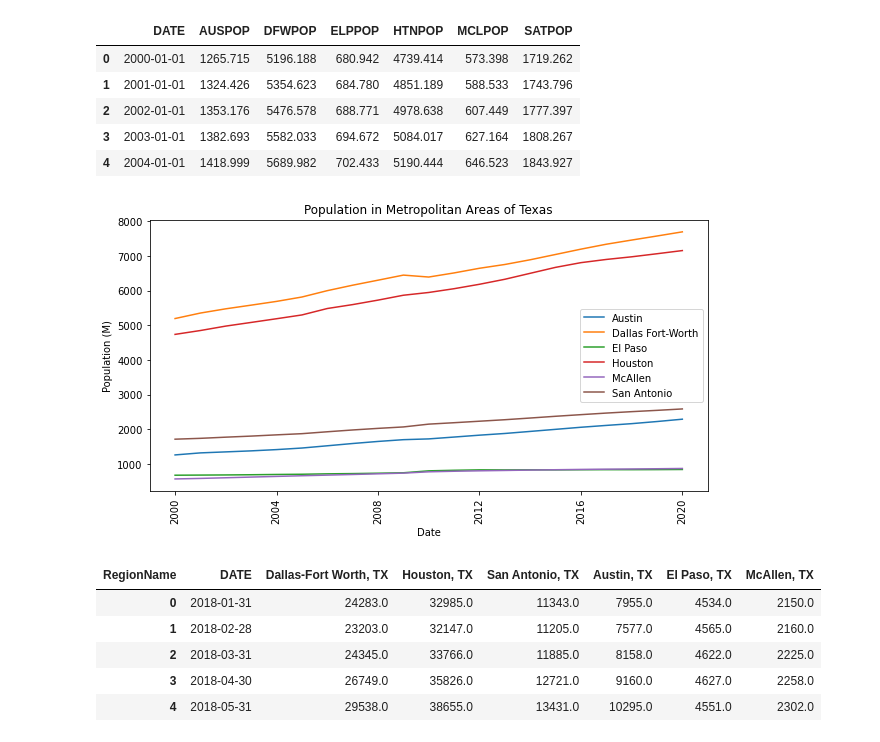
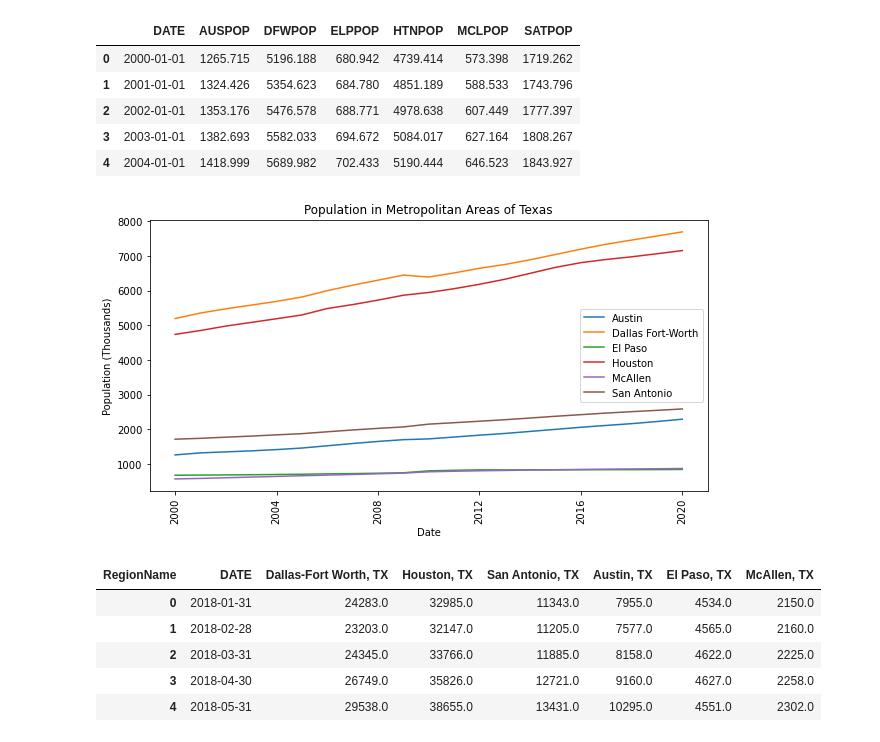
Before and after one commit to Fescamil1/Project_1_Housing_Market_Analysis, a Jupyter notebook: SC-population.ipynb, the cells around one changed output. Cells and saved outputs as stored; diff of their text form; code cells hidden in the pictures.

```diff
--- a/SC-population.ipynb
+++ b/SC-population.ipynb
@@ -30,23 +31,23 @@ population_df.head()
 # %%
 plt.figure(figsize=(10,5))
 plt.plot(population_df['DATE'],population_df['AUSPOP'],label='Austin')
 plt.plot(population_df['DATE'],population_df['DFWPOP'],label='Dallas Fort-Worth')
 plt.plot(population_df['DATE'],population_df['ELPPOP'],label='El Paso')
 plt.plot(population_df['DATE'],population_df['HTNPOP'],label='Houston')
 plt.plot(population_df['DATE'],population_df['MCLPOP'],label='McAllen')
 plt.plot(population_df['DATE'],population_df['SATPOP'],label='San Antonio')
 
 plt.legend(loc='best')
 
 plt.title("Population in Metropolitan Areas of Texas")
 plt.xlabel("Date")
-plt.ylabel("Population (M)")
+plt.ylabel("Population (Thousands)")
 
 plt.xticks(rotation="vertical")
 plt.savefig('Results/MetroPopulation.png')
 plt.show()
 # %% [output]
-[figure, old version]
+[figure, new version]
 # %%
 listings_df=pd.read_csv("Resources/metro_listings.csv")
 listings_df.set_index('RegionName', inplace=True)
```
Also changed, not shown: parts of 12 cells of this notebook, 1 other file.
